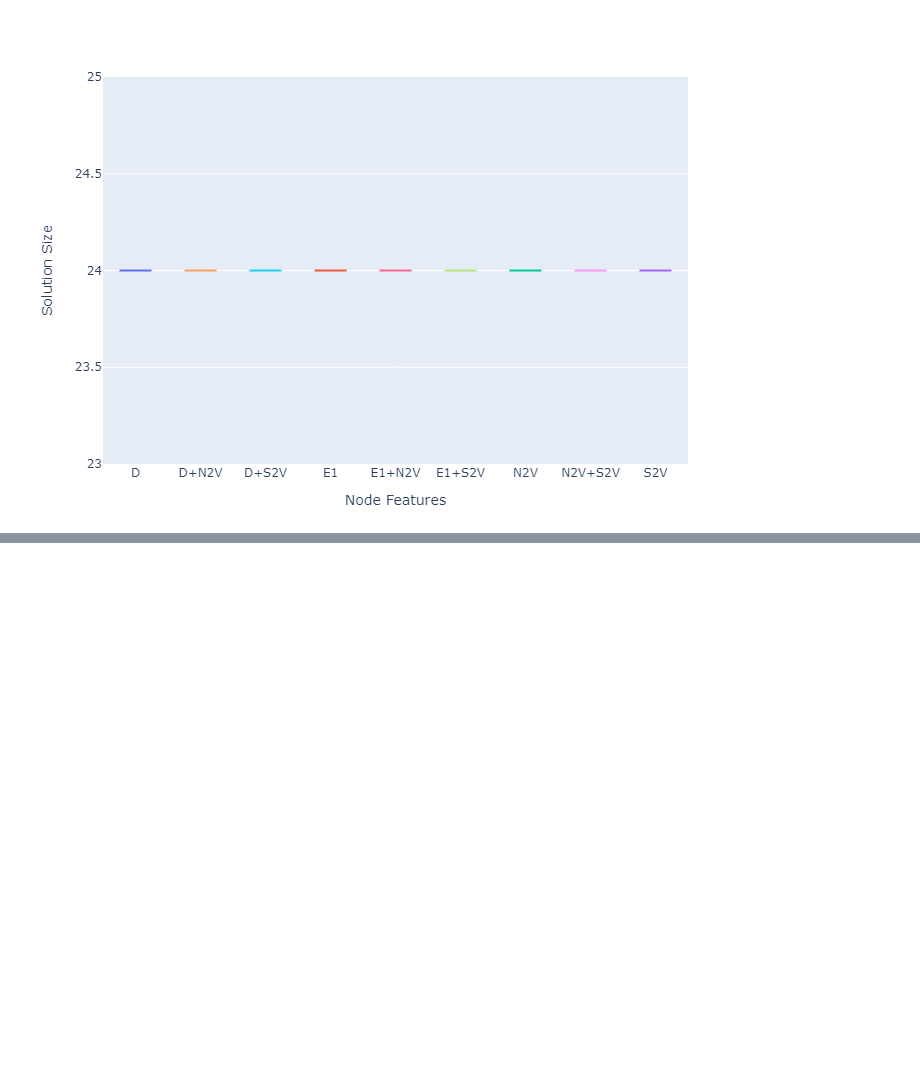
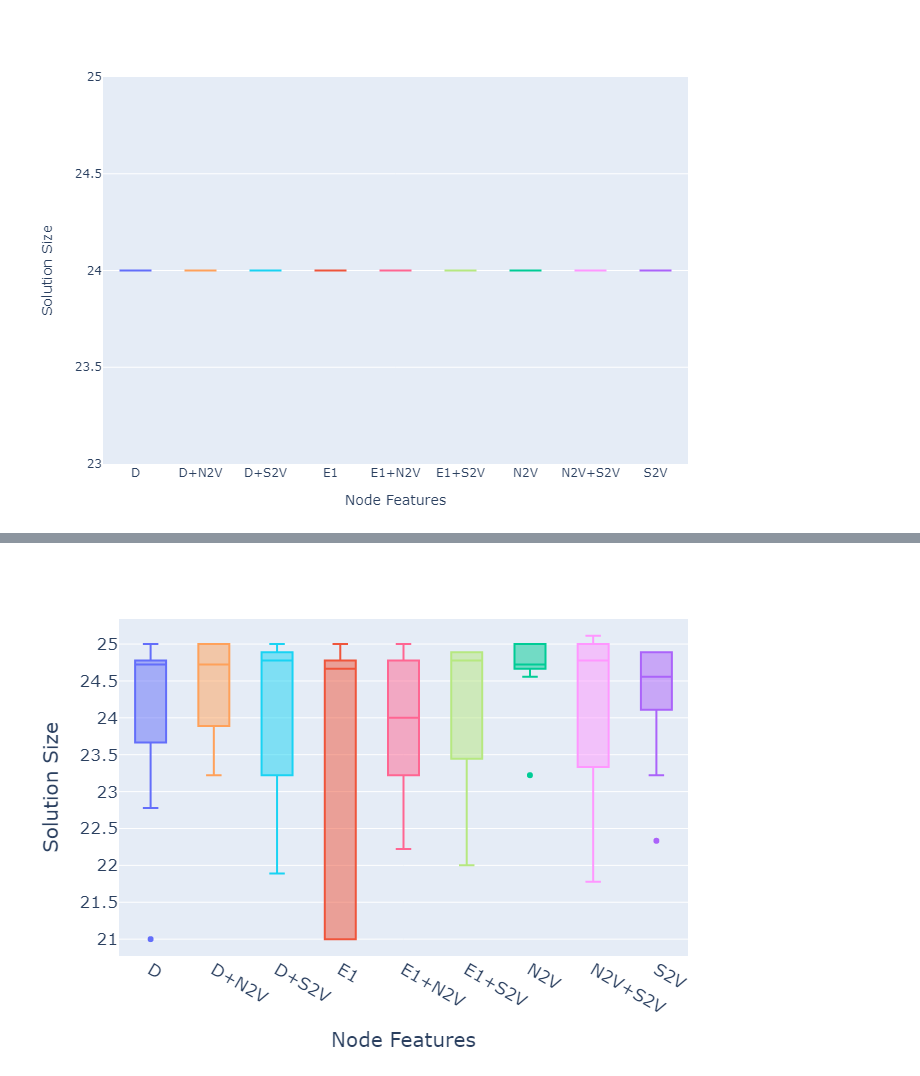
Before and after one commit to rettrich/thesis, a Jupyter notebook: eval/evaluation.ipynb, the cells around one changed output, grey strips where cells are left out. Cells and saved outputs as stored; diff of their text form; code cells hidden in the pictures; blank space fills up the shorter version.

```diff
--- a/eval/evaluation.ipynb
+++ b/eval/evaluation.ipynb
@@ -301,0 +274,5 @@ p
+# %%
+features = get_features("V400_074-076_brock400"; benchmark=true)
+plot_features(features, "V400-074-076-benchmark")
+# %% [output]
+[figure, added]
```
Also changed, not shown: parts of 9 cells of this notebook, 15 other files.
